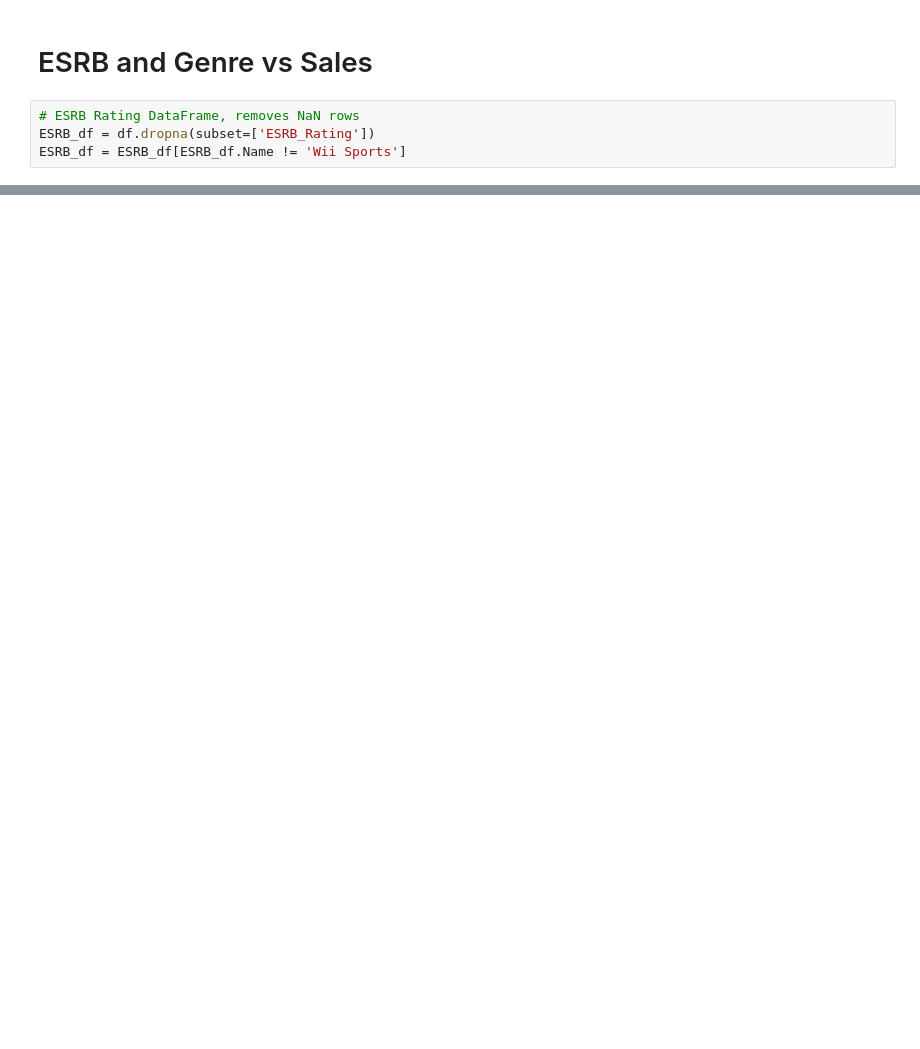
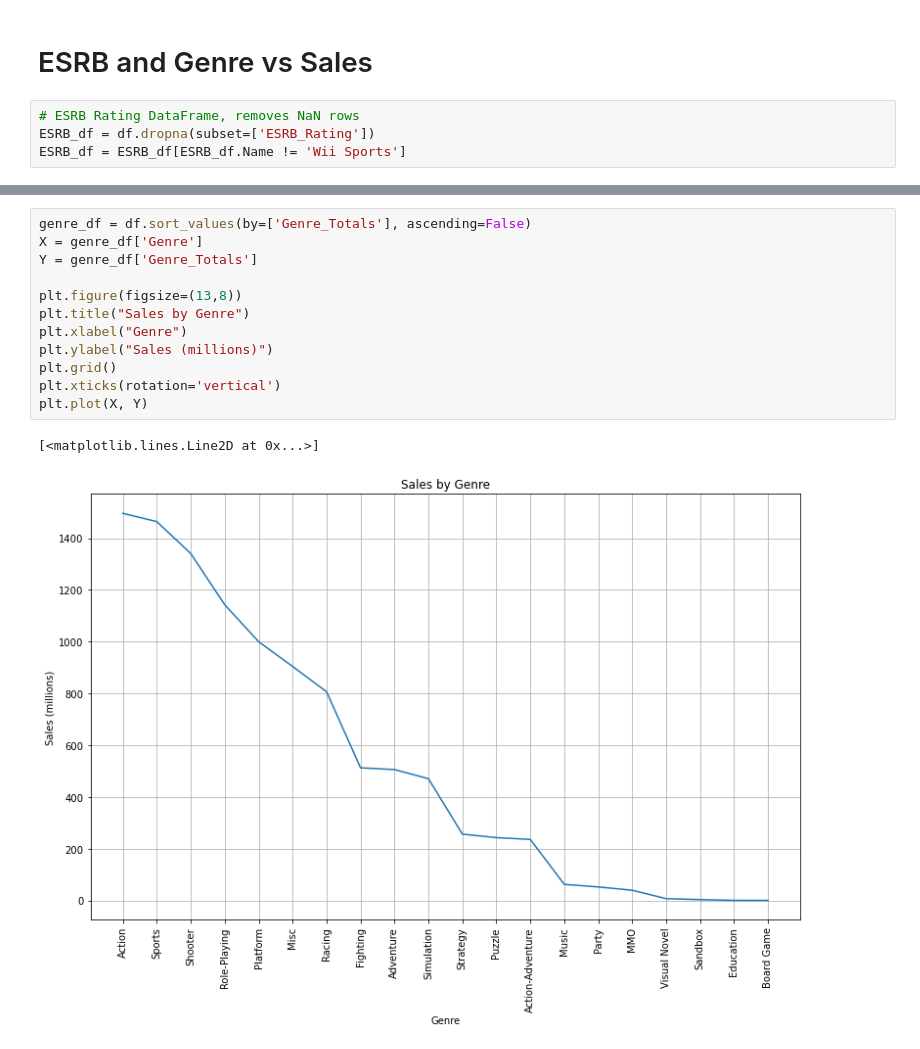
Before and after one commit to toastymcvoid/toastymcvoid.github.io, a Jupyter notebook: Final Project.ipynb, the cells around one changed output, grey strips where cells are left out. Saved outputs shown, nothing was run; the diff lists cells and outputs as text; blank space fills up the shorter version.

```diff
--- a/Final Project.ipynb
+++ b/Final Project.ipynb
@@ -136,0 +183,15 @@ ax2.scatter(X2, Y)
+# %%
+genre_df = df.sort_values(by=['Genre_Totals'], ascending=False)
+X = genre_df['Genre']
+Y = genre_df['Genre_Totals']
+
+plt.figure(figsize=(13,8))
+plt.title("Sales by Genre")
+plt.xlabel("Genre")
+plt.ylabel("Sales (millions)")
+plt.grid()
+plt.xticks(rotation='vertical')
+plt.plot(X, Y)
+# %% [output]
+[<matplotlib.lines.Line2D at 0x...>]
+[figure, added]
```
Also changed, not shown: parts of 26 cells of this notebook.
